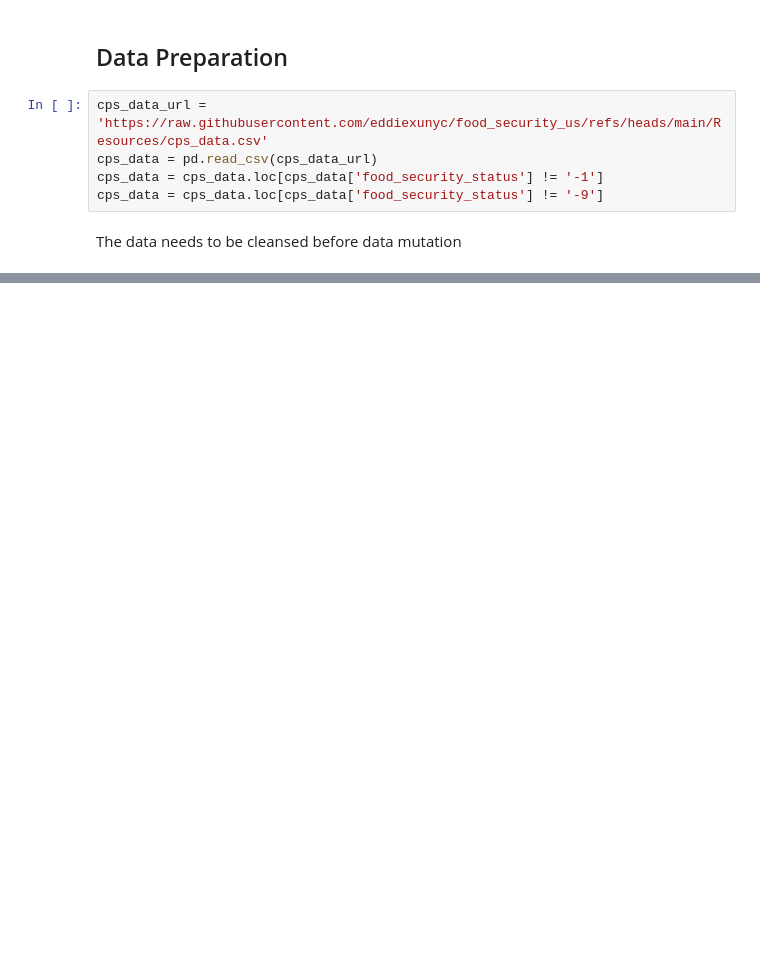
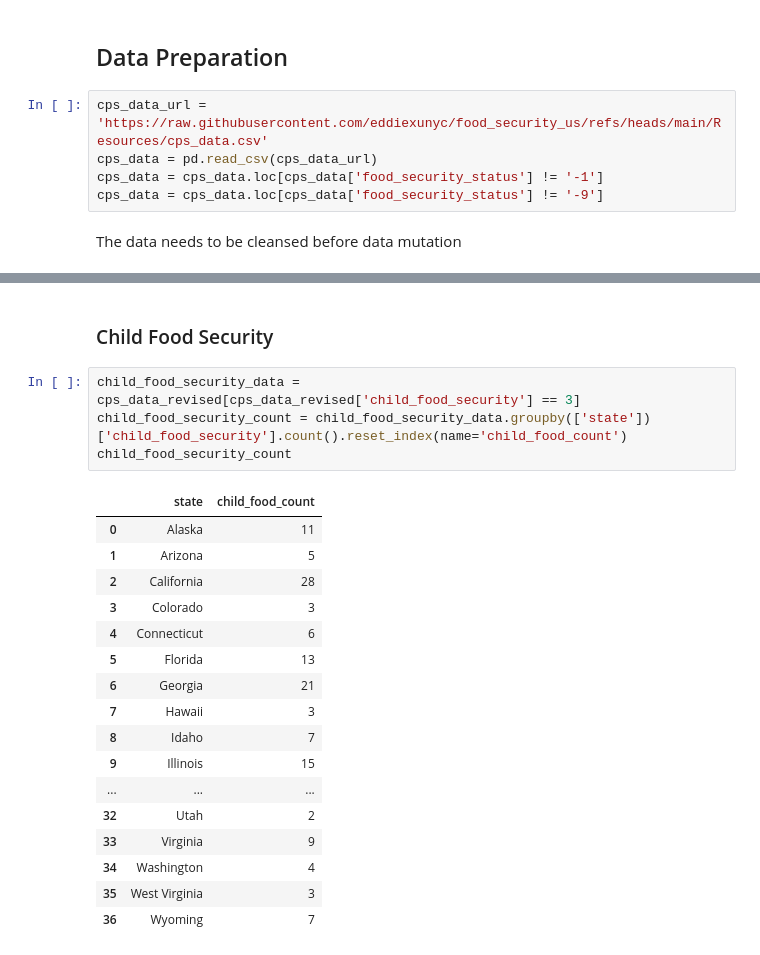
Before and after one commit to eddiexunyc/food_security_us, a Jupyter notebook: DATA608_Assignment_6_Eddie_Xu.ipynb, the cells around one changed output, grey strips where cells are left out. Saved outputs shown, nothing was run; the diff lists cells and outputs as text; blank space fills up the shorter version.

```diff
--- a/DATA608_Assignment_6_Eddie_Xu.ipynb
+++ b/DATA608_Assignment_6_Eddie_Xu.ipynb
@@ -82,0 +154,24 @@ low_food_security_count
+# %% [markdown]
+### Child Food Security
+# %%
+child_food_security_data = cps_data_revised[cps_data_revised['child_food_security'] == 3]
+child_food_security_count = child_food_security_data.groupby(['state'])['child_food_security'].count().reset_index(name='child_food_count')
+child_food_security_count
+# %% [output]
+|  | state | child_food_count |
+| 0 | Alaska | 11 |
+| 1 | Arizona | 5 |
+| 2 | California | 28 |
+| 3 | Colorado | 3 |
+| 4 | Connecticut | 6 |
+| 5 | Florida | 13 |
+| 6 | Georgia | 21 |
+| 7 | Hawaii | 3 |
+| 8 | Idaho | 7 |
+| 9 | Illinois | 15 |
+| ... | ... | ... |
+| 32 | Utah | 2 |
+| 33 | Virginia | 9 |
+| 34 | Washington | 4 |
+| 35 | West Virginia | 3 |
+| 36 | Wyoming | 7 |
```
Also changed, not shown: parts of 10 cells of this notebook, 3 other files.
